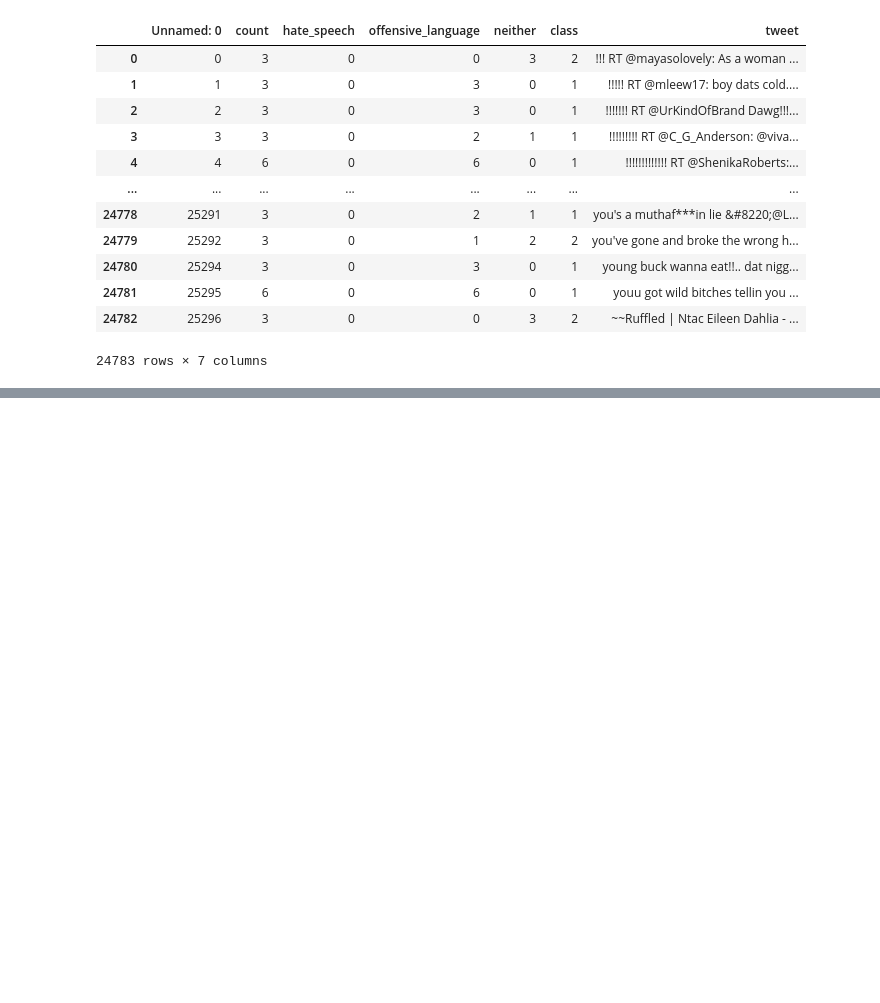
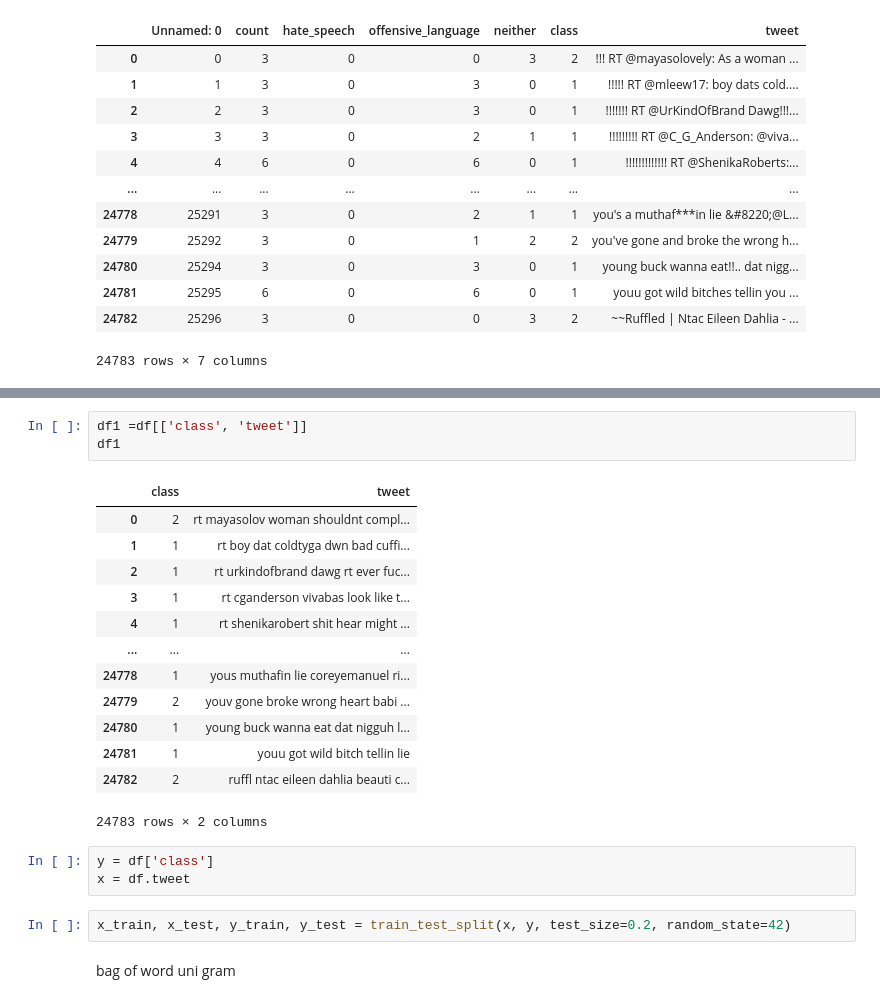
Before and after one commit to kithmiGunawardna/Hate_Speech_detection, a Jupyter notebook: Hate_Speech_Detection.ipynb, the cells around one changed output, grey strips where cells are left out. Saved outputs shown, nothing was run; the diff lists cells and outputs as text; blank space fills up the shorter version.

```diff
--- a/Hate_Speech_Detection.ipynb
+++ b/Hate_Speech_Detection.ipynb
@@ -27,0 +126,24 @@ df
+# %%
+df1 =df[['class', 'tweet']]
+df1
+# %% [output]
+|  | class | tweet |
+| 0 | 2 | rt mayasolov woman shouldnt compl... |
+| 1 | 1 | rt boy dat coldtyga dwn bad cuffi... |
+| 2 | 1 | rt urkindofbrand dawg rt ever fuc... |
+| 3 | 1 | rt cganderson vivabas look like t... |
+| 4 | 1 | rt shenikarobert shit hear might ... |
+| ... | ... | ... |
+| 24778 | 1 | yous muthafin lie coreyemanuel ri... |
+| 24779 | 2 | youv gone broke wrong heart babi ... |
+| 24780 | 1 | young buck wanna eat dat nigguh l... |
+| 24781 | 1 | youu got wild bitch tellin lie |
+| 24782 | 2 | ruffl ntac eileen dahlia beauti c... |
+24783 rows × 2 columns
+# %%
+y = df['class']
+x = df.tweet
+# %%
+x_train, x_test, y_train, y_test = train_test_split(x, y, test_size=0.2, random_state=42)
+# %% [markdown]
+bag of word uni gram
```
Also changed, not shown: parts of 20 cells of this notebook.
